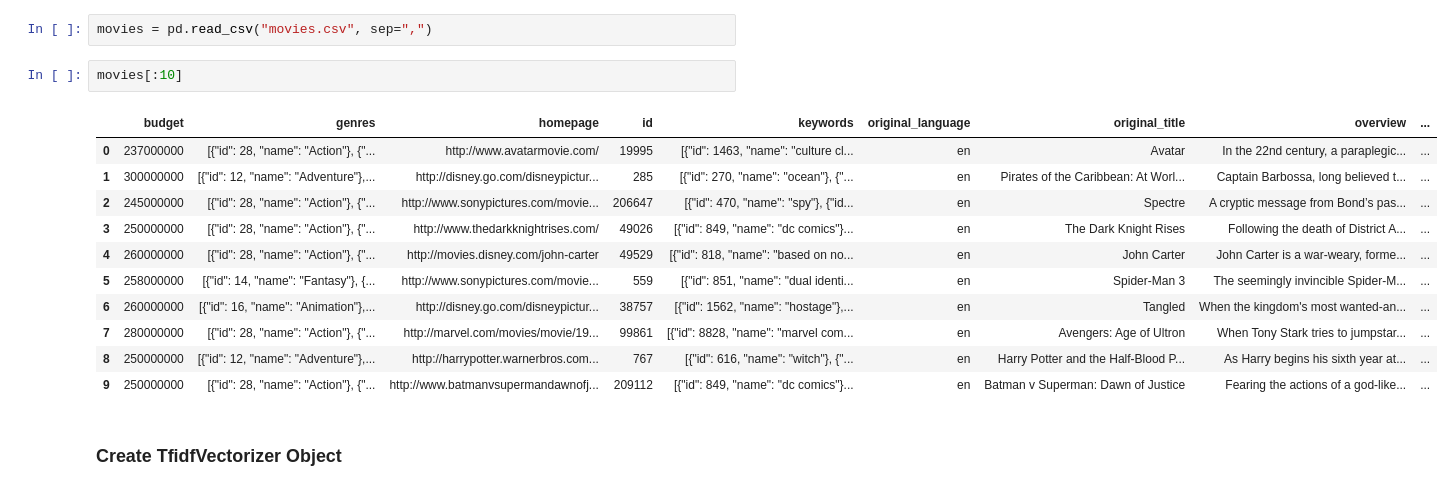
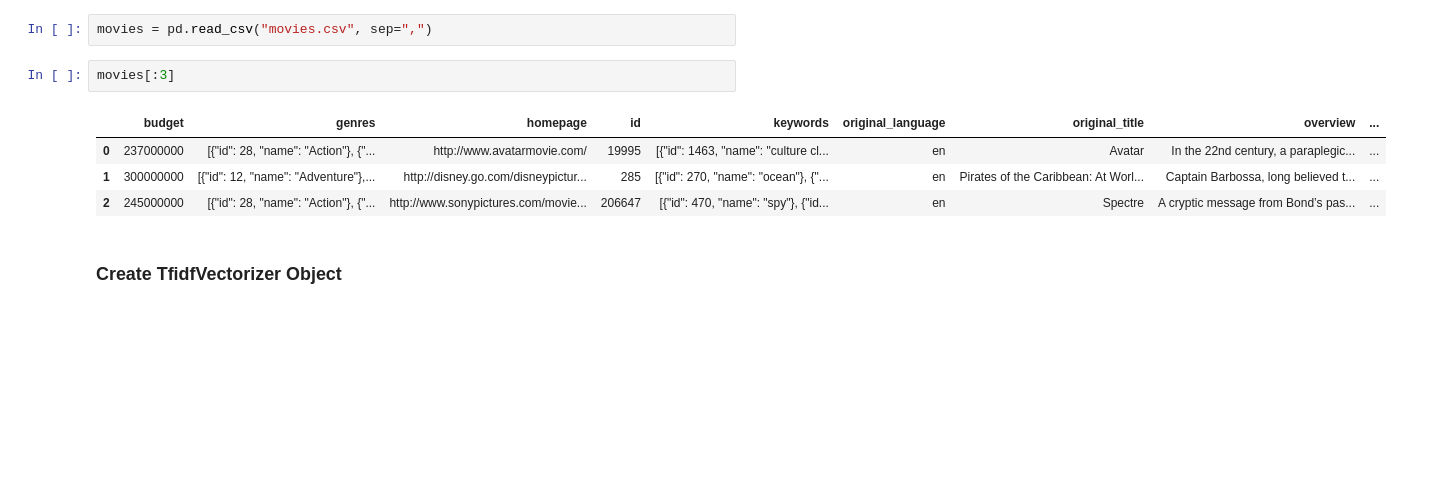
Before and after one commit to Mahdi-Meyghani/Movie-Recommendation-System, a Jupyter notebook: content-based.ipynb, the cells around one changed output. Drawn from its saved outputs; the diff is of its cells as text; blank space fills up the shorter version.

Commit message:
Rerun content-based.ipynb

```diff
--- a/content-based.ipynb
+++ b/content-based.ipynb
@@ -7,19 +7,12 @@ import pandas as pd
 # %%
 movies = pd.read_csv("movies.csv", sep=",")
 # %%
-movies[:10]
+movies[:3]
 # %% [output]
 |  | budget | genres | homepage | id | keywords | original_language | original_title | overview | ... |
 | 0 | 237000000 | [{"id": 28, "name": "Action"}, {"... | http://www.avatarmovie.com/ | 19995 | [{"id": 1463, "name": "culture cl... | en | Avatar | In the 22nd century, a paraplegic... | ... |
 | 1 | 300000000 | [{"id": 12, "name": "Adventure"},... | http://disney.go.com/disneypictur... | 285 | [{"id": 270, "name": "ocean"}, {"... | en | Pirates of the Caribbean: At Worl... | Captain Barbossa, long believed t... | ... |
 | 2 | 245000000 | [{"id": 28, "name": "Action"}, {"... | http://www.sonypictures.com/movie... | 206647 | [{"id": 470, "name": "spy"}, {"id... | en | Spectre | A cryptic message from Bond’s pas... | ... |
-| 3 | 250000000 | [{"id": 28, "name": "Action"}, {"... | http://www.thedarkknightrises.com/ | 49026 | [{"id": 849, "name": "dc comics"}... | en | The Dark Knight Rises | Following the death of District A... | ... |
-| 4 | 260000000 | [{"id": 28, "name": "Action"}, {"... | http://movies.disney.com/john-carter | 49529 | [{"id": 818, "name": "based on no... | en | John Carter | John Carter is a war-weary, forme... | ... |
-| 5 | 258000000 | [{"id": 14, "name": "Fantasy"}, {... | http://www.sonypictures.com/movie... | 559 | [{"id": 851, "name": "dual identi... | en | Spider-Man 3 | The seemingly invincible Spider-M... | ... |
-| 6 | 260000000 | [{"id": 16, "name": "Animation"},... | http://disney.go.com/disneypictur... | 38757 | [{"id": 1562, "name": "hostage"},... | en | Tangled | When the kingdom's most wanted-an... | ... |
-| 7 | 280000000 | [{"id": 28, "name": "Action"}, {"... | http://marvel.com/movies/movie/19... | 99861 | [{"id": 8828, "name": "marvel com... | en | Avengers: Age of Ultron | When Tony Stark tries to jumpstar... | ... |
-| 8 | 250000000 | [{"id": 12, "name": "Adventure"},... | http://harrypotter.warnerbros.com... | 767 | [{"id": 616, "name": "witch"}, {"... | en | Harry Potter and the Half-Blood P... | As Harry begins his sixth year at... | ... |
-| 9 | 250000000 | [{"id": 28, "name": "Action"}, {"... | http://www.batmanvsupermandawnofj... | 209112 | [{"id": 849, "name": "dc comics"}... | en | Batman v Superman: Dawn of Justice | Fearing the actions of a god-like... | ... |
 # %% [markdown]
 ### Create TfidfVectorizer Object
 # %%
```
